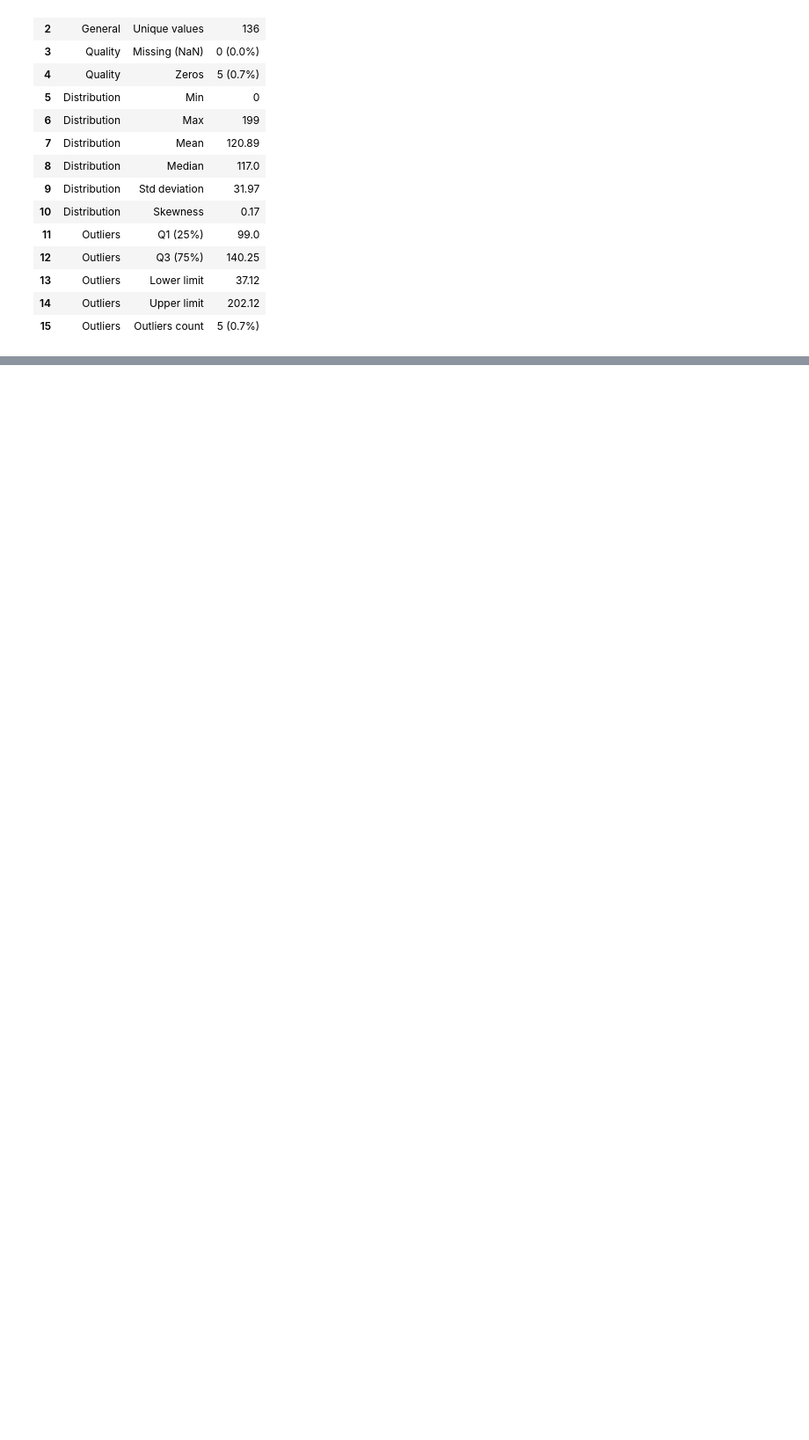
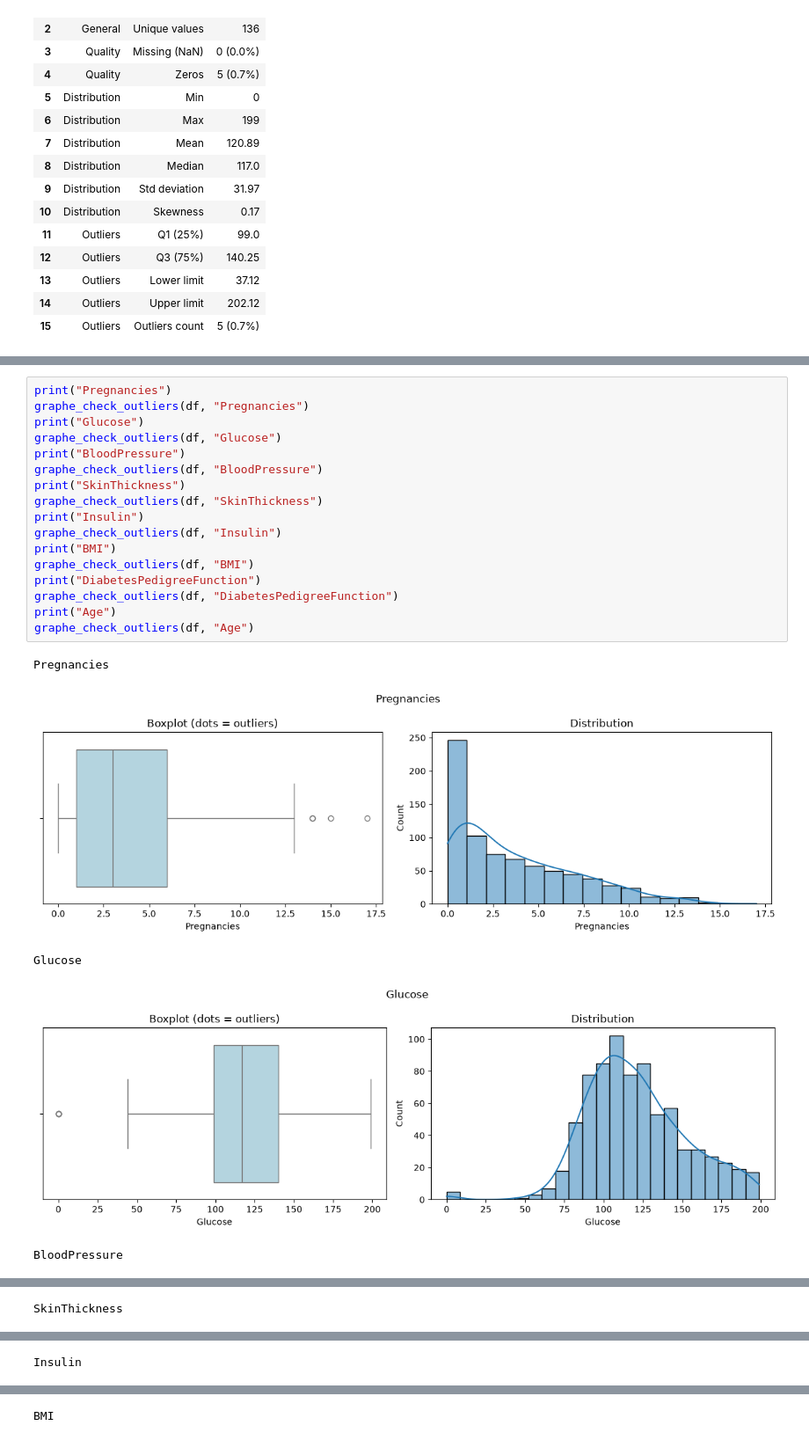
Before and after one commit to yassinmaftah/diabetes-risk-mlops, a Jupyter notebook: notebooks/01_eda.ipynb, the cells around one changed output, grey strips where cells are left out. Shown at 88% size. Cells and saved outputs as stored; diff of their text form; blank space fills up the shorter version.

```diff
--- a/notebooks/01_eda.ipynb
+++ b/notebooks/01_eda.ipynb
@@ -191,0 +187,23 @@ column_info(df, "Glucose")
+# %%
+print("Pregnancies")
+graphe_check_outliers(df, "Pregnancies")
+print("Glucose")
+graphe_check_outliers(df, "Glucose")
+print("BloodPressure")
+graphe_check_outliers(df, "BloodPressure")
+print("SkinThickness")
+graphe_check_outliers(df, "SkinThickness")
+print("Insulin")
+graphe_check_outliers(df, "Insulin")
+print("BMI")
+graphe_check_outliers(df, "BMI")
+print("DiabetesPedigreeFunction")
+graphe_check_outliers(df, "DiabetesPedigreeFunction")
+print("Age")
+graphe_check_outliers(df, "Age")
+# %% [output]
+Pregnancies
+[figure, added]
+Glucose
+[figure, added]
+BloodPressure
@@ -191,0 +211 @@ column_info(df, "Glucose")
+SkinThickness
@@ -191,0 +213 @@ column_info(df, "Glucose")
+Insulin
@@ -191,0 +215 @@ column_info(df, "Glucose")
+BMI
```
Also changed, not shown: parts of 24 cells of this notebook.
